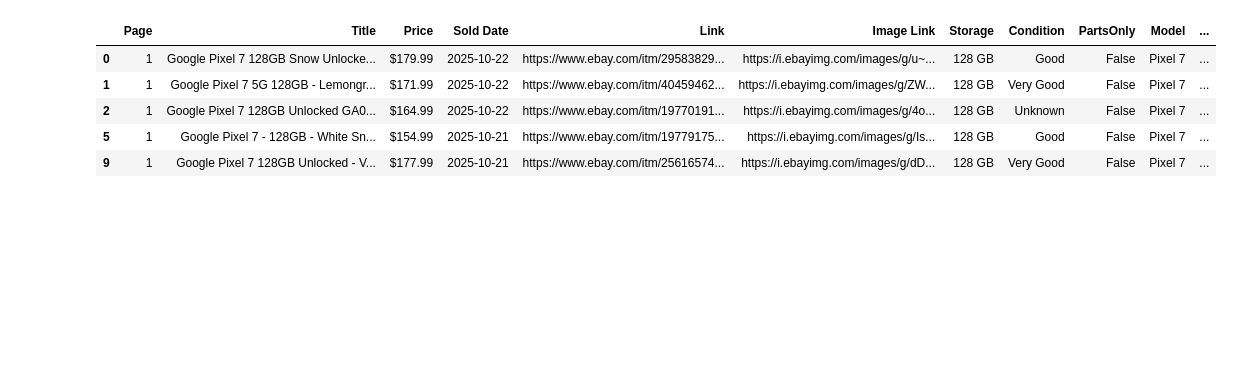
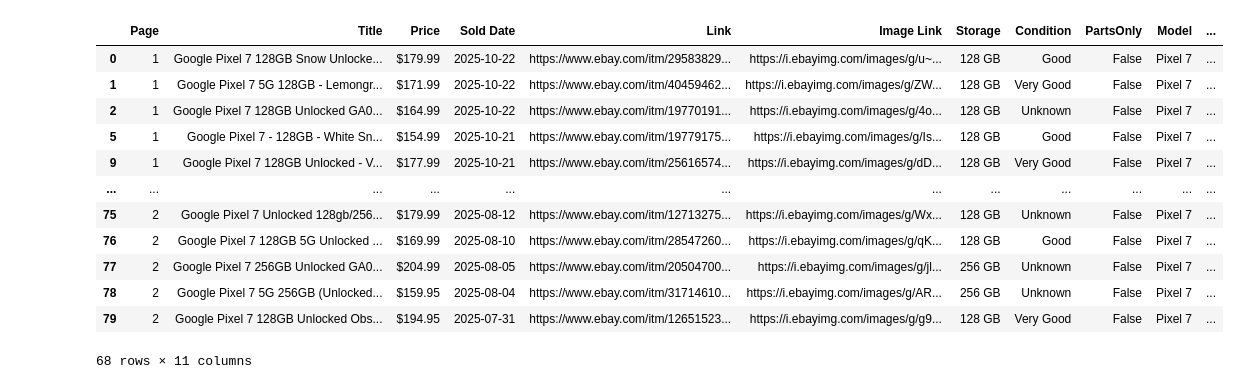
Before and after one commit to MengsrunNit/ebay-scrapping, a Jupyter notebook: Google Pixel/Pixel_Model/Pixel.ipynb, the cells around one changed output. Cells and saved outputs as stored; diff of their text form; code cells hidden in the pictures; blank space fills up the shorter version.

```diff
--- a/Google Pixel/Pixel_Model/Pixel.ipynb
+++ b/Google Pixel/Pixel_Model/Pixel.ipynb
@@ -29,28 +40,35 @@ data.head()
 # %%
 data = pd.read_csv('pixel_7_only.csv')
 
 # Step 1: Remove rows with '|' (multiple model options)
 data = data[~data['Title'].str.contains(r'\|', regex=True, na=False)]
 
 # Step 2: Remove titles that list multiple models like "6 - 6 Pro" or "7a / 7 / 7 Pro"
 pattern_multi = r'\b(?:[1-9][0-9]?)\b\s*[-/|]\s*\b(?:[1-9][0-9]?)(?:\s*(?:Pro|XL|a))?\b'
 data = data[~data['Title'].str.contains(pattern_multi, flags=re.IGNORECASE, na=False)]
 
 # Step 3: Keep only "Pixel 6" and NOT "6 Pro", "6 XL", "6a", etc.
 data = data[
     data['Title'].str.contains(r'\bPixel\s*7\b', flags=re.IGNORECASE, na=False)
     & ~data['Title'].str.contains(r'\b6\s*(?:Pro|XL|a)\b', flags=re.IGNORECASE, na=False)
 ]
 
 # Preview
-data.head()
+data
 # %% [output]
 |  | Page | Title | Price | Sold Date | Link | Image Link | Storage | Condition | PartsOnly | Model | ... |
 | 0 | 1 | Google Pixel 7 128GB Snow Unlocke... | $179.99 | 2025-10-22 | https://www.ebay.com/itm/29583829... | https://i.ebayimg.com/images/g/u~... | 128 GB | Good | False | Pixel 7 | ... |
 | 1 | 1 | Google Pixel 7 5G 128GB - Lemongr... | $171.99 | 2025-10-22 | https://www.ebay.com/itm/40459462... | https://i.ebayimg.com/images/g/ZW... | 128 GB | Very Good | False | Pixel 7 | ... |
 | 2 | 1 | Google Pixel 7 128GB Unlocked GA0... | $164.99 | 2025-10-22 | https://www.ebay.com/itm/19770191... | https://i.ebayimg.com/images/g/4o... | 128 GB | Unknown | False | Pixel 7 | ... |
 | 5 | 1 | Google Pixel 7 - 128GB - White Sn... | $154.99 | 2025-10-21 | https://www.ebay.com/itm/19779175... | https://i.ebayimg.com/images/g/Is... | 128 GB | Good | False | Pixel 7 | ... |
 | 9 | 1 | Google Pixel 7 128GB Unlocked - V... | $177.99 | 2025-10-21 | https://www.ebay.com/itm/25616574... | https://i.ebayimg.com/images/g/dD... | 128 GB | Very Good | False | Pixel 7 | ... |
+| ... | ... | ... | ... | ... | ... | ... | ... | ... | ... | ... | ... |
+| 75 | 2 | Google Pixel 7 Unlocked 128gb/256... | $179.99 | 2025-08-12 | https://www.ebay.com/itm/12713275... | https://i.ebayimg.com/images/g/Wx... | 128 GB | Unknown | False | Pixel 7 | ... |
+| 76 | 2 | Google Pixel 7 128GB 5G Unlocked ... | $169.99 | 2025-08-10 | https://www.ebay.com/itm/28547260... | https://i.ebayimg.com/images/g/qK... | 128 GB | Good | False | Pixel 7 | ... |
+| 77 | 2 | Google Pixel 7 256GB Unlocked GA0... | $204.99 | 2025-08-05 | https://www.ebay.com/itm/20504700... | https://i.ebayimg.com/images/g/jl... | 256 GB | Unknown | False | Pixel 7 | ... |
+| 78 | 2 | Google Pixel 7 5G 256GB (Unlocked... | $159.95 | 2025-08-04 | https://www.ebay.com/itm/31714610... | https://i.ebayimg.com/images/g/AR... | 256 GB | Unknown | False | Pixel 7 | ... |
+| 79 | 2 | Google Pixel 7 128GB Unlocked Obs... | $194.95 | 2025-07-31 | https://www.ebay.com/itm/12651523... | https://i.ebayimg.com/images/g/g9... | 128 GB | Very Good | False | Pixel 7 | ... |
+68 rows × 11 columns
 # %%
 data = pd.read_csv('pixel_8_only.csv')
 
```
Also changed, not shown: parts of 4 cells of this notebook, 50 other files.
